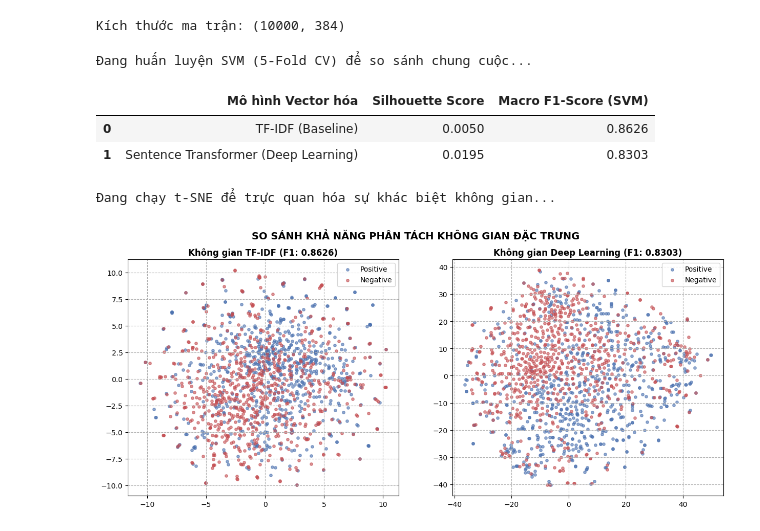
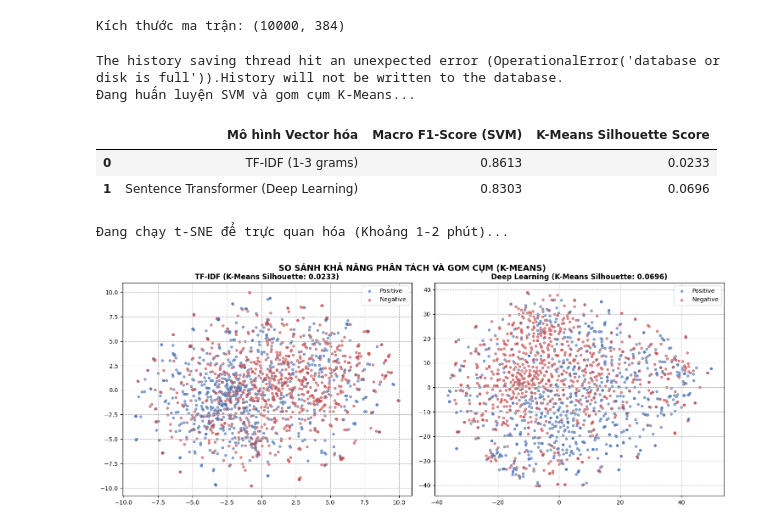
Before and after one commit to RamanujanJR/CSC14004-Lab-1, a Jupyter notebook: notebooks/06_text_preprocessing.ipynb, the cells around one changed output. Saved outputs shown, nothing was run; the diff lists cells and outputs as text; code cells hidden in the pictures.

```diff
--- a/notebooks/06_text_preprocessing.ipynb
+++ b/notebooks/06_text_preprocessing.ipynb
@@ -57,8 +57,8 @@ print("=" * 70)
 print("PHASE 0: LOAD DATA & SAMPLING")
 print("=" * 70)
 
-# Load dữ liệu (Hỗ trợ 2 đường dẫn linh hoạt)
-file_path = "imdb_reviews.csv" if os.path.exists("imdb_reviews.csv") else "../data/raw/imdb_reviews.csv"
+# Trỏ đúng đường dẫn thư mục raw theo yêu cầu
+file_path = r"D:\HK6\KTDL & UD\CSC14004-Lab-1\data\raw\imdb_reviews.csv"
 df_raw = pd.read_csv(file_path)
 
 # Làm sạch thô: Loại bỏ NaN và Duplicates
@@ -468,73 +532,81 @@ Notes:
 Kích thước ma trận: (10000, 384)
 # %%
 # =============================================================================
-# PHASE 6.2: ĐÁNH GIÁ SVM & TRỰC QUAN HÓA t-SNE (TF-IDF vs DEEP LEARNING)
+# PHASE 6.2: ĐÁNH GIÁ SVM & K-MEANS CLUSTERING (2.3.3.f)
+# So sánh Deep Learning vs TF-IDF trên 2 mặt trận Phân loại & Gom cụm
 # =============================================================================
 from sklearn.svm import SVC
 from sklearn.pipeline import Pipeline
+from sklearn.cluster import KMeans
+from sklearn.metrics import silhouette_score
+from sklearn.manifold import TSNE
 
-print("Đang huấn luyện SVM (5-Fold CV) để so sánh chung cuộc...")
+print("Đang huấn luyện SVM và gom cụm K-Means...")
 
+# 1. Đánh giá SVM (Dùng Linear cho thưa, RBF cho đặc để công bằng)
 def eval_svm_text(text_series, labels):
-    # Pipeline cho TF-IDF + Linear SVM để chặn Data Leakage
-    pipeline = Pipeline([
-        ('tfidf', TfidfVectorizer(max_features=3000)),
-        ('clf', LinearSVC(random_state=42, dual=False))
-    ])
+    pipeline = Pipeline([('tfidf', TfidfVectorizer(max_features=3000, ngram_range=(1,3))),
+                         ('clf', LinearSVC(random_state=42, dual=False))])
     cv = StratifiedKFold(n_splits=5, shuffle=True, random_state=42)
-    scores = cross_val_score(pipeline, text_series, labels, cv=cv, scoring='f1_macro', n_jobs=1)
-    return scores.mean()
+    return cross_val_score(pipeline, text_series, labels, cv=cv, scoring='f1_macro', n_jobs=1).mean()
 
 def eval_svm_deep(X_matrix, labels):
-    # Dùng Kernel RBF (Phi tuyến tính) cho Vector đặc của Deep Learning
     clf = SVC(kernel='rbf', random_state=42)
     cv = StratifiedKFold(n_splits=5, shuffle=True, random_state=42)
-    scores = cross_val_score(clf, X_matrix, labels, cv=cv, scoring='f1_macro', n_jobs=1)
-    return scores.mean()
+    return cross_val_score(clf, X_matrix, labels, cv=cv, scoring='f1_macro', n_jobs=1).mean()
 
-# TF-IDF nhận đầu vào là text thô, Deep Learning nhận đầu vào là ma trận nhúng
 f1_tfidf_svm = eval_svm_text(df['cleaned_review'], df['label'])
 f1_deep_svm = eval_svm_deep(X_deep, df['label'])
 
-# Hiển thị bảng kết quả
+# 2. BỔ SUNG K-MEANS CLUSTERING & ĐÁNH GIÁ SILHOUETTE
 X_deep_sample = X_deep[sample_idx]
-sil_deep = silhouette_score(X_deep_sample, labels_sample, metric='cosine')
+X_tfidf_sample = X_tfidf[sample_idx]
+
+# Gom cụm K-Means (K=2 vì có 2 nhãn Positive/Negative)
+kmeans_tfidf = KMeans(n_clusters=2, random_state=42, n_init=10).fit(X_tfidf_sample)
+kmeans_deep = KMeans(n_clusters=2, random_state=42, n_init=10).fit(X_deep_sample)
+
+# Tính Silhouette cho kết quả phân cụm K-Means
+sil_kmeans_tfidf = silhouette_score(X_tfidf_sample, kmeans_tfidf.labels_, metric='cosine')
+sil_kmeans_deep = silhouette_score(X_deep_sample, kmeans_deep.labels_, metric='cosine')
+
 final_results = pd.DataFrame({
-    'Mô hình Vector hóa': ['TF-IDF (Baseline)', 'Sentence Transformer (Deep Learning)'],
-    'Silhouette Score': [eval_results[0]['Silhouette Score'], f"{sil_deep:.4f}"],
-    'Macro F1-Score (SVM)': [f"{f1_tfidf_svm:.4f}", f"{f1_deep_svm:.4f}"]
+    'Mô hình Vector hóa': ['TF-IDF (1-3 grams)', 'Sentence Transformer (Deep Learning)'],
+    'Macro F1-Score (SVM)': [f"{f1_tfidf_svm:.4f}", f"{f1_deep_svm:.4f}"],
+    'K-Means Silhouette Score': [f"{sil_kmeans_tfidf:.4f}", f"{sil_kmeans_deep:.4f}"]
 })
-display(final_results.style.background_gradient(cmap='Greens', subset=['Macro F1-Score (SVM)']))
+display(final_results.style.background_gradient(cmap='Greens'))
 
-# --- BỔ SUNG TRỰC QUAN HÓA t-SNE THEO YÊU CẦU NHÓM TRƯỞNG ---
-print("\nĐang chạy t-SNE để trực quan hóa sự khác biệt không gian...")
+# --- TRỰC QUAN HÓA t-SNE ---
+print("\nĐang chạy t-SNE để trực quan hóa (Khoảng 1-2 phút)...")
 tsne = TSNE(n_components=2, perplexity=30, random_state=42, init='pca', learning_rate='auto')
-X_tfidf_tsne = tsne.fit_transform(X_tfidf[sample_idx].toarray())
+X_tfidf_tsne = tsne.fit_transform(X_tfidf_sample.toarray())
 X_deep_tsne = tsne.fit_transform(X_deep_sample)
 
 fig, axes = plt.subplots(1, 2, figsize=(15, 6))
 pos_mask = labels_sample == 1
 neg_mask = labels_sample == 0
 
-# Biểu đồ TF-IDF
 axes[0].scatter(X_tfidf_tsne[pos_mask, 0], X_tfidf_tsne[pos_mask, 1], alpha=0.6, s=15, c=PALETTE[0], label='Positive')
 axes[0].scatter(X_tfidf_tsne[neg_mask, 0], X_tfidf_tsne[neg_mask, 1], alpha=0.6, s=15, c=PALETTE[3], label='Negative')
-axes[0].set_title(f"Không gian TF-IDF (F1: {f1_tfidf_svm:.4f})", fontweight='bold')
+axes[0].set_title(f"TF-IDF (K-Means Silhouette: {sil_kmeans_tfidf:.4f})", fontweight='bold')
 axes[0].legend()
 
-# Biểu đồ Sentence Transformer
 axes[1].scatter(X_deep_tsne[pos_mask, 0], X_deep_tsne[pos_mask, 1], alpha=0.6, s=15, c=PALETTE[0], label='Positive')
 axes[1].scatter(X_deep_tsne[neg_mask, 0], X_deep_tsne[neg_mask, 1], alpha=0.6, s=15, c=PALETTE[3], label='Negative')
-axes[1].set_title(f"Không gian Deep Learning (F1: {f1_deep_svm:.4f})", fontweight='bold')
+axes[1].set_title(f"Deep Learning (K-Means Silhouette: {sil_kmeans_deep:.4f})", fontweight='bold')
 axes[1].legend()
 
-plt.suptitle("SO SÁNH KHẢ NĂNG PHÂN TÁCH KHÔNG GIAN ĐẶC TRƯNG", fontweight='bold', fontsize=14)
+plt.suptitle("SO SÁNH KHẢ NĂNG PHÂN TÁCH VÀ GOM CỤM (K-MEANS)", fontweight='bold', fontsize=14)
+plt.tight_layout()
+plt.subplots_adjust(top=0.9)
 plt.show()
 # %% [output]
-Đang huấn luyện SVM (5-Fold CV) để so sánh chung cuộc...
+The history saving thread hit an unexpected error (OperationalError('database or disk is full')).History will not be written to the database.
+Đang huấn luyện SVM và gom cụm K-Means...
-|  | Mô hình Vector hóa | Silhouette Score | Macro F1-Score (SVM) |
-| 0 | TF-IDF (Baseline) | 0.0050 | 0.8626 |
-| 1 | Sentence Transformer (Deep Learning) | 0.0195 | 0.8303 |
+|  | Mô hình Vector hóa | Macro F1-Score (SVM) | K-Means Silhouette Score |
+| 0 | TF-IDF (1-3 grams) | 0.8613 | 0.0233 |
+| 1 | Sentence Transformer (Deep Learning) | 0.8303 | 0.0696 |
-Đang chạy t-SNE để trực quan hóa sự khác biệt không gian...
+Đang chạy t-SNE để trực quan hóa (Khoảng 1-2 phút)...
-[figure, old version]
+[figure, new version]
 # %% [markdown]
```
Also changed, not shown: parts of 17 cells of this notebook.
